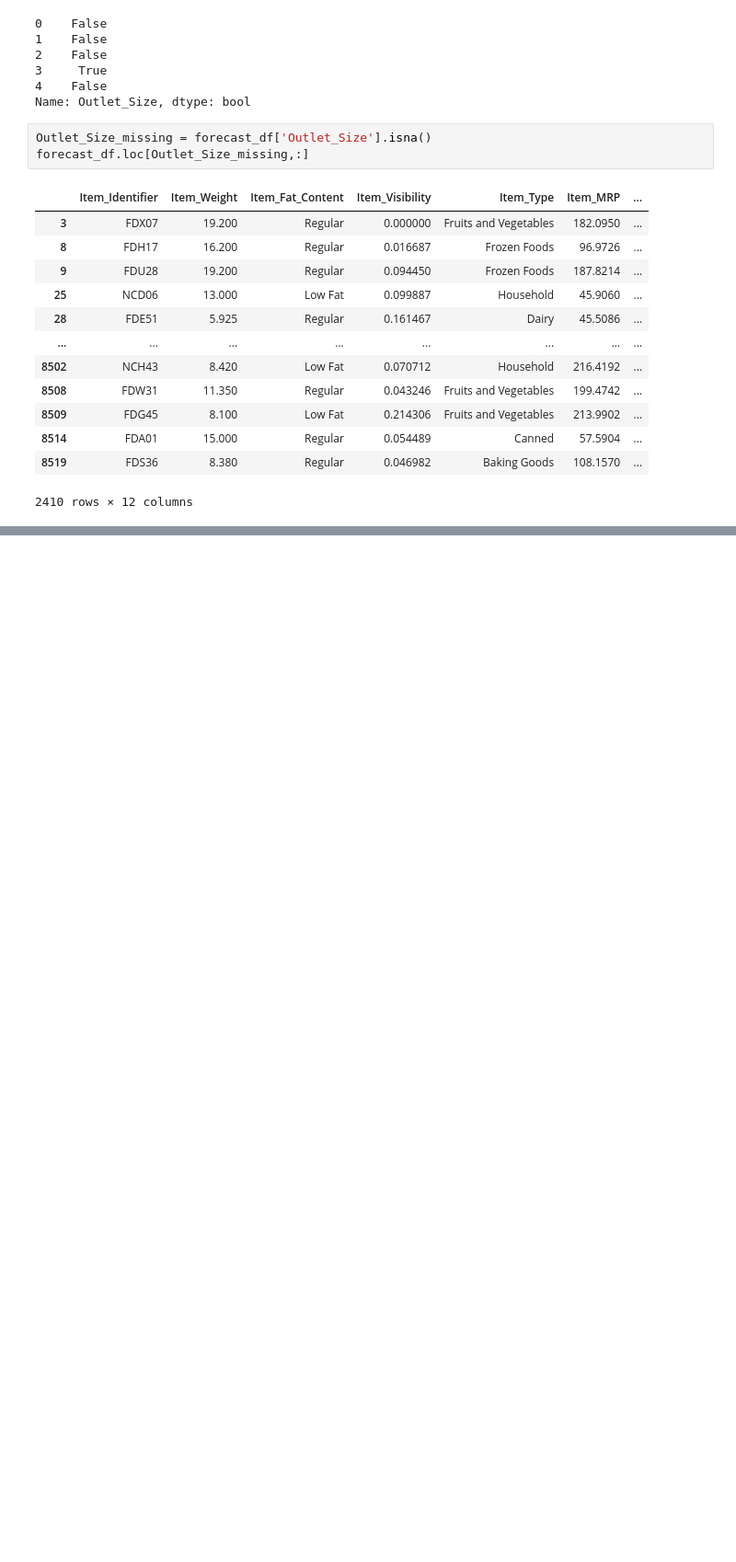
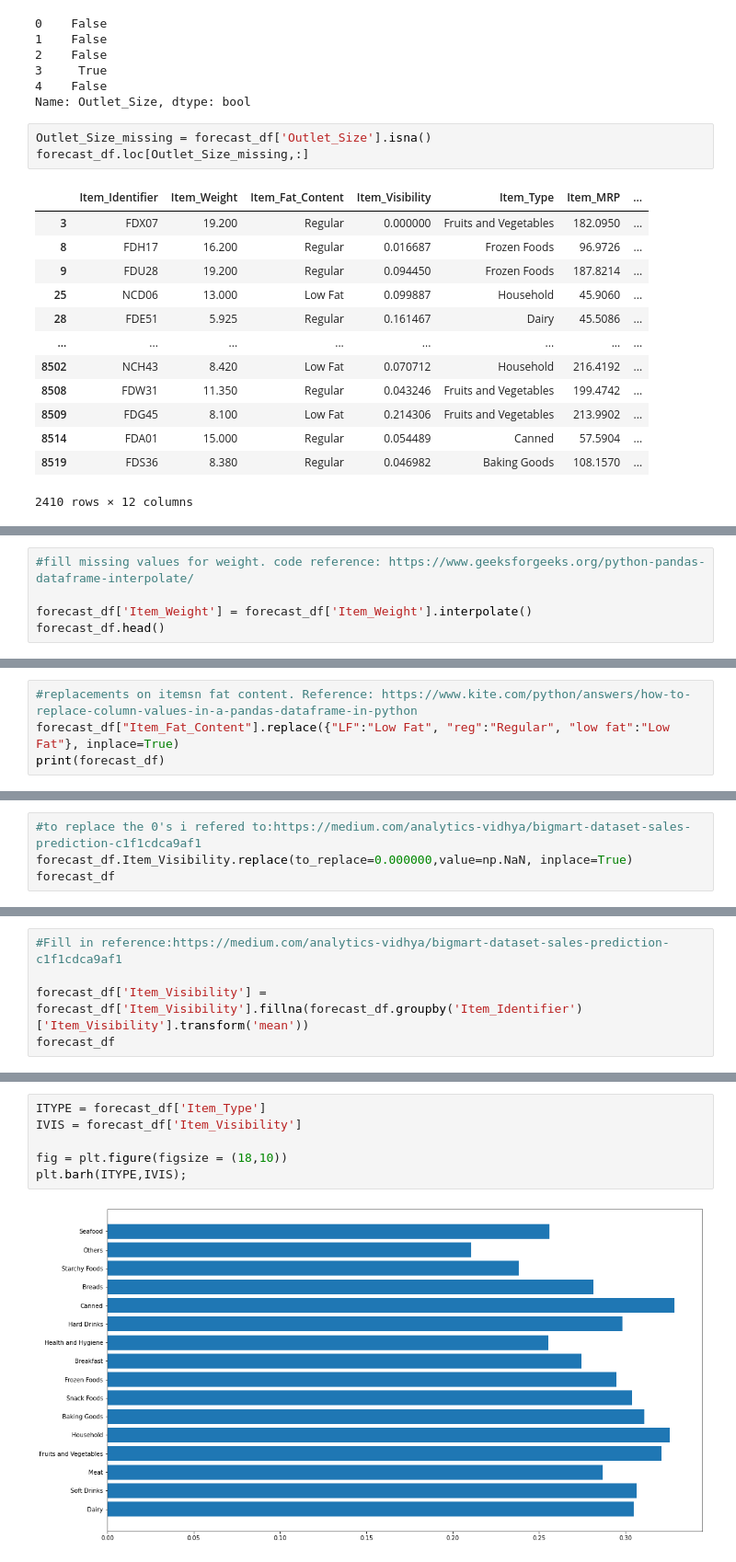
Before and after one commit to GENNYB7/FoodSale_Forecast, a Jupyter notebook: Forecast_FoodSale.ipynb, the cells around one changed output, grey strips where cells are left out. Shown: that part at 92% size. Saved outputs shown, nothing was run; the diff lists cells and outputs as text; blank space fills up the shorter version.

```diff
--- a/Forecast_FoodSale.ipynb
+++ b/Forecast_FoodSale.ipynb
@@ -127,0 +188,5 @@ forecast_df.loc[Outlet_Size_missing,:]
+# %%
+#fill missing values for weight. code reference: https://www.geeksforgeeks.org/python-pandas-dataframe-interpolate/
+
+forecast_df['Item_Weight'] = forecast_df['Item_Weight'].interpolate()
+forecast_df.head()
@@ -127,0 +204,4 @@ forecast_df.loc[Outlet_Size_missing,:]
+# %%
+#replacements on itemsn fat content. Reference: https://www.kite.com/python/answers/how-to-replace-column-values-in-a-pandas-dataframe-in-python
+forecast_df["Item_Fat_Content"].replace({"LF":"Low Fat", "reg":"Regular", "low fat":"Low Fat"}, inplace=True)
+print(forecast_df)
@@ -127,0 +233,4 @@ forecast_df.loc[Outlet_Size_missing,:]
+# %%
+#to replace the 0's i refered to:https://medium.com/analytics-vidhya/bigmart-dataset-sales-prediction-c1f1cdca9af1
+forecast_df.Item_Visibility.replace(to_replace=0.000000,value=np.NaN, inplace=True)
+forecast_df
@@ -127,0 +251,5 @@ forecast_df.loc[Outlet_Size_missing,:]
+# %%
+#Fill in reference:https://medium.com/analytics-vidhya/bigmart-dataset-sales-prediction-c1f1cdca9af1
+
+forecast_df['Item_Visibility'] = forecast_df['Item_Visibility'].fillna(forecast_df.groupby('Item_Identifier')['Item_Visibility'].transform('mean'))
+forecast_df
@@ -127,0 +345,8 @@ forecast_df.loc[Outlet_Size_missing,:]
+# %%
+ITYPE = forecast_df['Item_Type']
+IVIS = forecast_df['Item_Visibility']
+
+fig = plt.figure(figsize = (18,10))
+plt.barh(ITYPE,IVIS);
+# %% [output]
+[figure, added]
```
Also changed, not shown: parts of 30 cells of this notebook.
